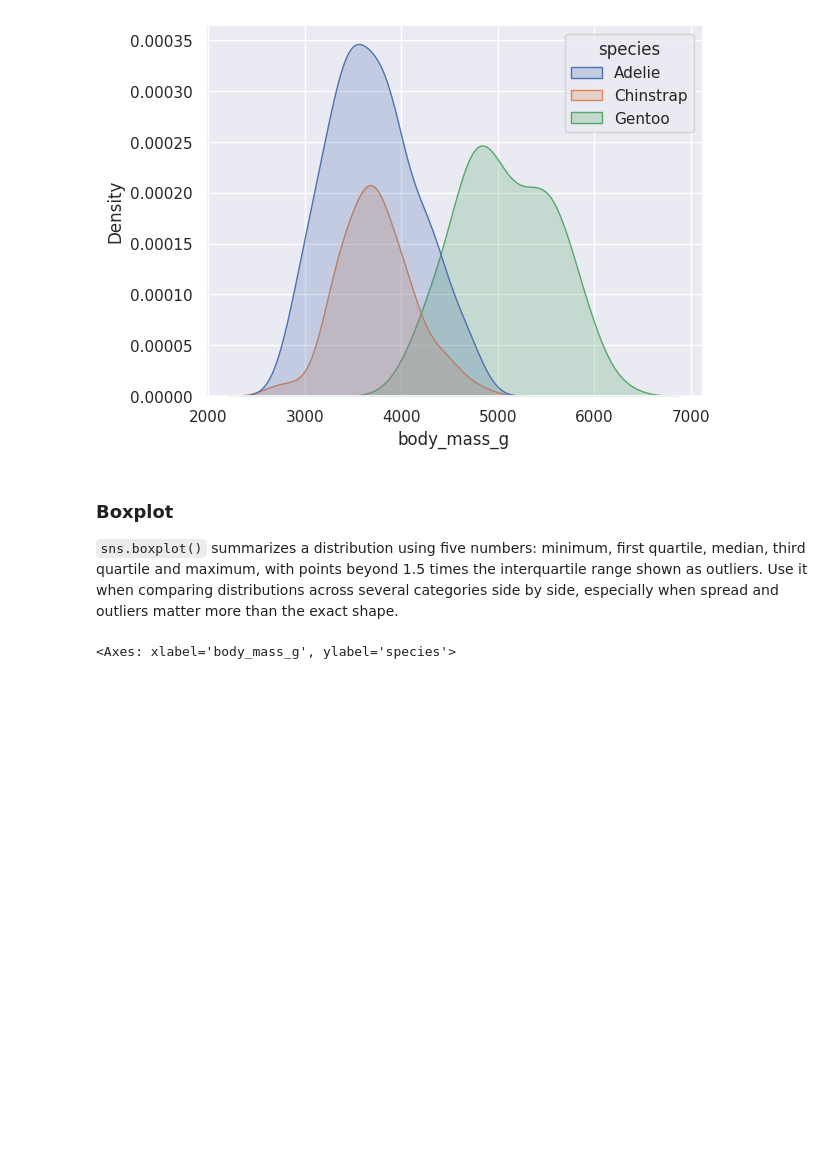
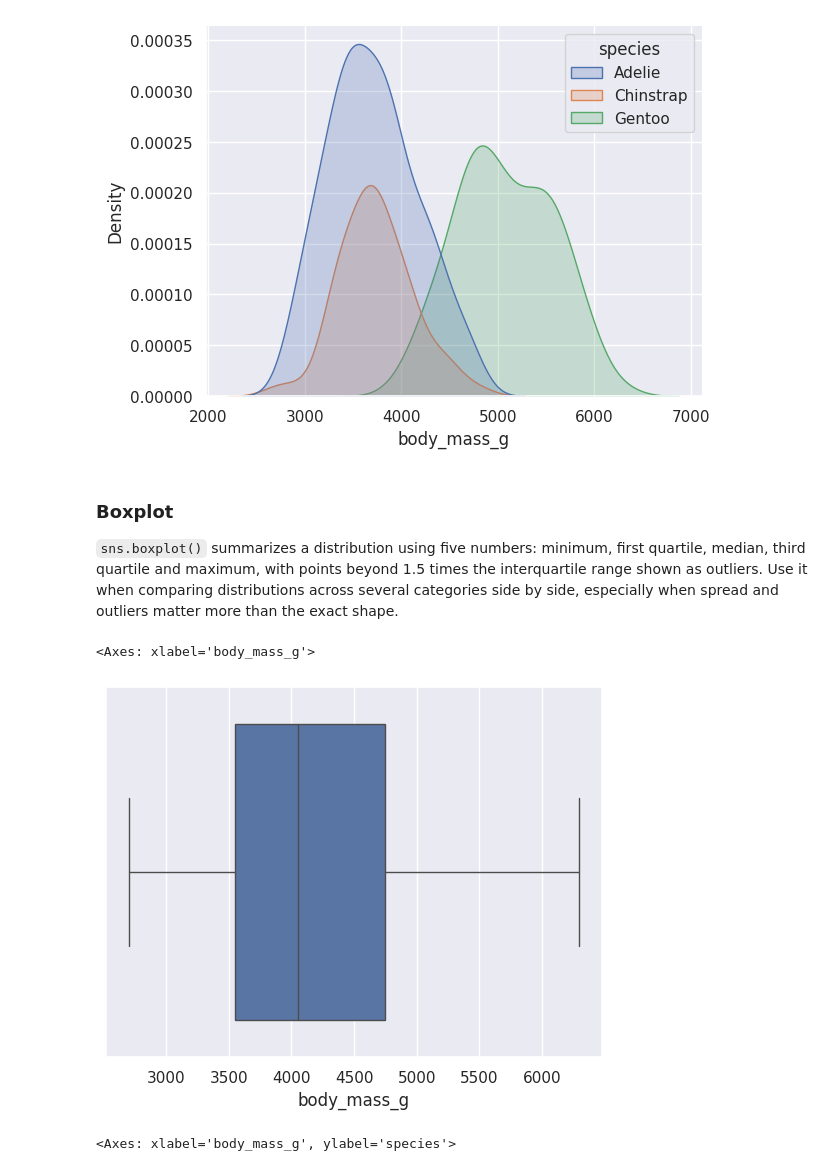
Before and after one commit to ami-null/python-course, a Jupyter notebook: 14_plotting-with-seaborn.ipynb, the cells around one changed output. Cells and saved outputs as stored; diff of their text form; code cells hidden in the pictures; blank space fills up the shorter version.

```diff
--- a/14_plotting-with-seaborn.ipynb
+++ b/14_plotting-with-seaborn.ipynb
@@ -263,6 +295,14 @@ sns.despine()
 ### Boxplot
 
 `sns.boxplot()` summarizes a distribution using five numbers: minimum, first quartile, median, third quartile and maximum, with points beyond 1.5 times the interquartile range shown as outliers. Use it when comparing distributions across several categories side by side, especially when spread and outliers matter more than the exact shape.
+# %%
+sns.boxplot(
+    data = df,
+    x = "body_mass_g"
+)
+# %% [output]
+<Axes: xlabel='body_mass_g'>
+[figure, added]
 # %%
 sns.boxplot(
     data = df,
```
Also changed, not shown: parts of 19 cells of this notebook.
